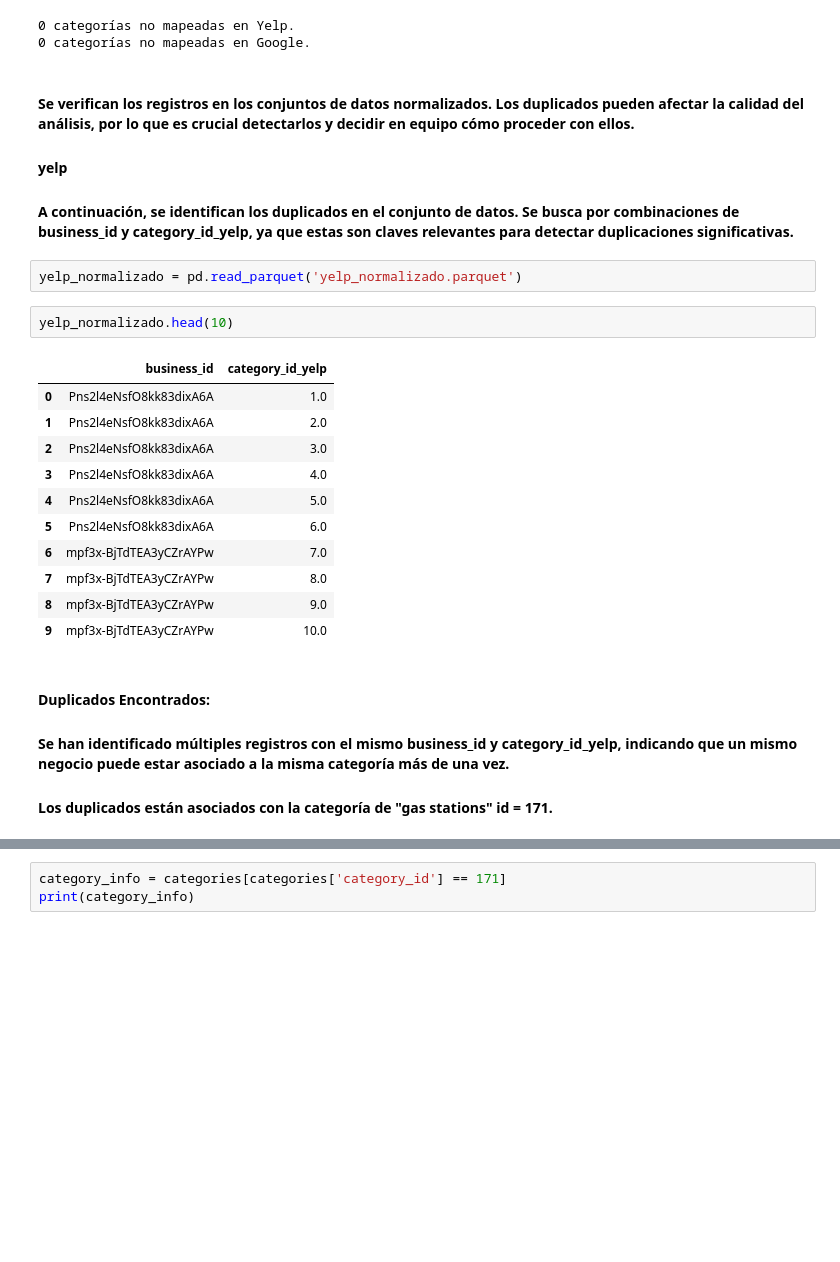
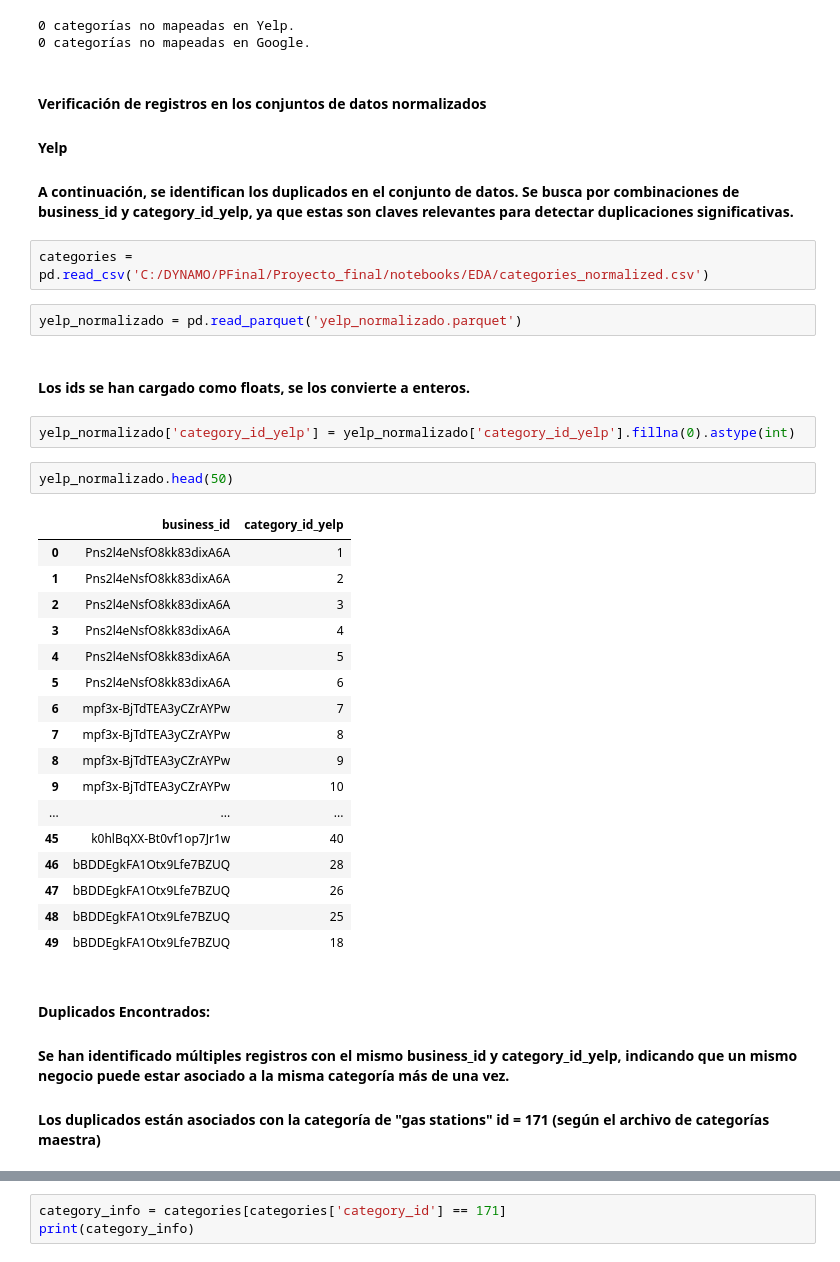
Before and after one commit to agustin-caceres/DataPulse_Gmaps_Yelp, a Jupyter notebook: notebooks/EDA/eda.IPYNB, the cells around one changed output, grey strips where cells are left out. Drawn from its saved outputs; the diff is of its cells as text; blank space fills up the shorter version.

Commit message:
Actualización EDA - Categorías

```diff
--- a/notebooks/EDA/eda.IPYNB
+++ b/notebooks/EDA/eda.IPYNB
@@ -315,32 +321,44 @@ print(categorias_google['category_id'].isnull().sum(), "categorías no mapeadas
 0 categorías no mapeadas en Yelp.
 0 categorías no mapeadas en Google.
 # %% [markdown]
-#### Se verifican los registros en los conjuntos de datos normalizados. Los duplicados pueden afectar la calidad del análisis, por lo que es crucial detectarlos y decidir en equipo cómo proceder con ellos.
+#### **Verificación de registros en los conjuntos de datos normalizados**
 
-#### **yelp**
+#### **Yelp**
 
 #### A continuación, se identifican los duplicados en el conjunto de datos. Se busca por combinaciones de business_id y category_id_yelp, ya que estas son claves relevantes para detectar duplicaciones significativas.
+# %%
+categories = pd.read_csv('C:/DYNAMO/PFinal/Proyecto_final/notebooks/EDA/categories_normalized.csv')
 # %%
 yelp_normalizado = pd.read_parquet('yelp_normalizado.parquet')
+# %% [markdown]
+#### Los ids se han cargado como floats, se los convierte a enteros.
+# %%
+yelp_normalizado['category_id_yelp'] = yelp_normalizado['category_id_yelp'].fillna(0).astype(int)
 # %%
-yelp_normalizado.head(10)
+yelp_normalizado.head(50)
 # %% [output]
 |  | business_id | category_id_yelp |
-| 0 | Pns2l4eNsfO8kk83dixA6A | 1.0 |
-| 1 | Pns2l4eNsfO8kk83dixA6A | 2.0 |
-| 2 | Pns2l4eNsfO8kk83dixA6A | 3.0 |
-| 3 | Pns2l4eNsfO8kk83dixA6A | 4.0 |
-| 4 | Pns2l4eNsfO8kk83dixA6A | 5.0 |
-| 5 | Pns2l4eNsfO8kk83dixA6A | 6.0 |
-| 6 | mpf3x-BjTdTEA3yCZrAYPw | 7.0 |
-| 7 | mpf3x-BjTdTEA3yCZrAYPw | 8.0 |
-| 8 | mpf3x-BjTdTEA3yCZrAYPw | 9.0 |
-| 9 | mpf3x-BjTdTEA3yCZrAYPw | 10.0 |
+| 0 | Pns2l4eNsfO8kk83dixA6A | 1 |
+| 1 | Pns2l4eNsfO8kk83dixA6A | 2 |
+| 2 | Pns2l4eNsfO8kk83dixA6A | 3 |
+| 3 | Pns2l4eNsfO8kk83dixA6A | 4 |
+| 4 | Pns2l4eNsfO8kk83dixA6A | 5 |
+| 5 | Pns2l4eNsfO8kk83dixA6A | 6 |
+| 6 | mpf3x-BjTdTEA3yCZrAYPw | 7 |
+| 7 | mpf3x-BjTdTEA3yCZrAYPw | 8 |
+| 8 | mpf3x-BjTdTEA3yCZrAYPw | 9 |
+| 9 | mpf3x-BjTdTEA3yCZrAYPw | 10 |
+| ... | ... | ... |
+| 45 | k0hlBqXX-Bt0vf1op7Jr1w | 40 |
+| 46 | bBDDEgkFA1Otx9Lfe7BZUQ | 28 |
+| 47 | bBDDEgkFA1Otx9Lfe7BZUQ | 26 |
+| 48 | bBDDEgkFA1Otx9Lfe7BZUQ | 25 |
+| 49 | bBDDEgkFA1Otx9Lfe7BZUQ | 18 |
 # %% [markdown]
 #### **Duplicados Encontrados:**
 #### Se han identificado múltiples registros con el mismo business_id y category_id_yelp, indicando que un mismo negocio puede estar asociado a la misma categoría más de una vez.
 
-#### Los duplicados están asociados con la categoría de "gas stations" id = 171.
+#### Los duplicados están asociados con la categoría de "gas stations" id = 171 (según el archivo de categorías maestra)
 # %%
 duplicates_yelp = yelp_normalizado[yelp_normalizado.duplicated(subset=['business_id', 'category_id_yelp'])]
 print(duplicates_yelp)
```
Also changed, not shown: parts of 17 cells of this notebook.
